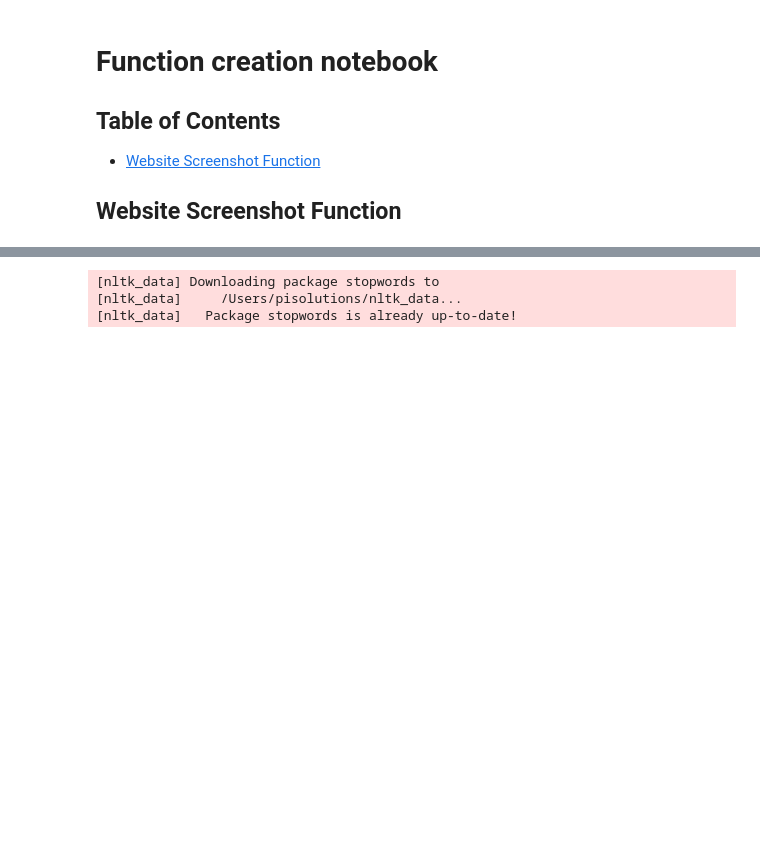
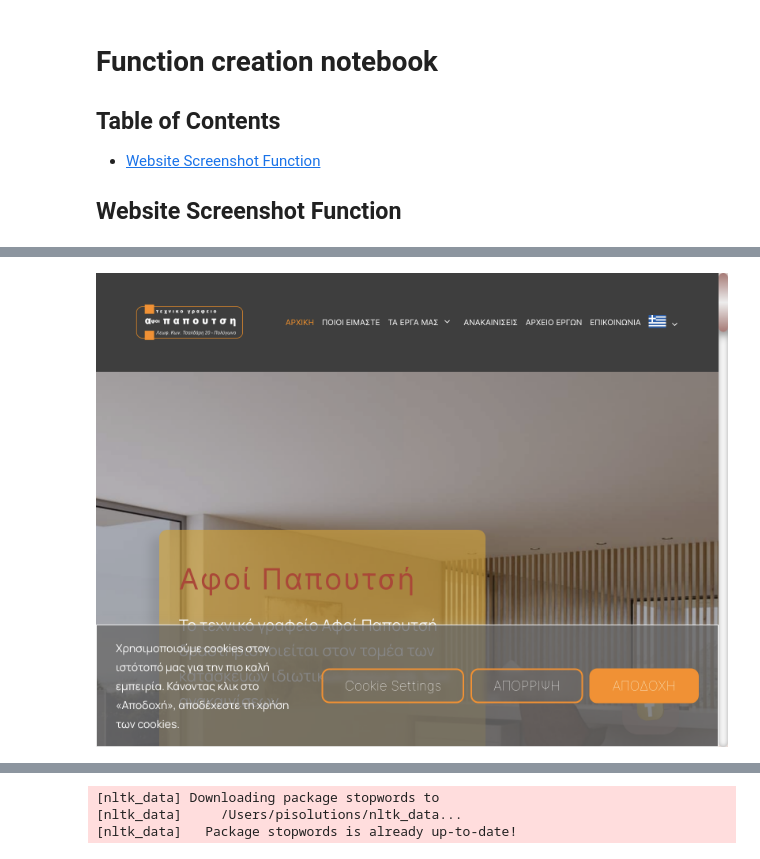
Before and after one commit to panayo/ai-ux-ui, a Jupyter notebook: notebooks/AI for UX UI application.ipynb, the cells around one changed output, grey strips where cells are left out. Cells and saved outputs as stored; diff of their text form; code cells hidden in the pictures; blank space fills up the shorter version.

```diff
--- a/notebooks/AI for UX UI application.ipynb
+++ b/notebooks/AI for UX UI application.ipynb
@@ -38,0 +35,34 @@ Error:
+# %%
+from io import BytesIO
+from selenium import webdriver
+from PIL import Image
+
+url = 'https://www.afoi-papoutsi.gr/'
+
+def website_screenshot(url : str, width : int = 1920,
+                       height : int = 1080,full_website : bool = False ):
+
+    options = webdriver.ChromeOptions()
+    options.headless = True
+    driver = webdriver.Chrome(options=options)
+    driver.get(url)
+    width = 1920
+    height= 1080
+
+    if full_website:
+        S = lambda X: driver.execute_script('return document.body.parentNode.scroll'+X)
+        driver.set_window_size(S('Width'),S('Height'))
+        screenshot = driver.get_screenshot_as_png()
+        screenshot_bytes = BytesIO(screenshot)
+
+    else:
+        screenshot = driver.get_screenshot_as_png()
+        screenshot_bytes = BytesIO(screenshot)
+
+    screenshot_img = Image.open(screenshot_bytes)
+    driver.quit()
+    return screenshot_img
+
+website_screenshot(url)
+# %% [output]
+[figure, added]
```
Also changed, not shown: parts of 6 cells of this notebook, 4 other files.
